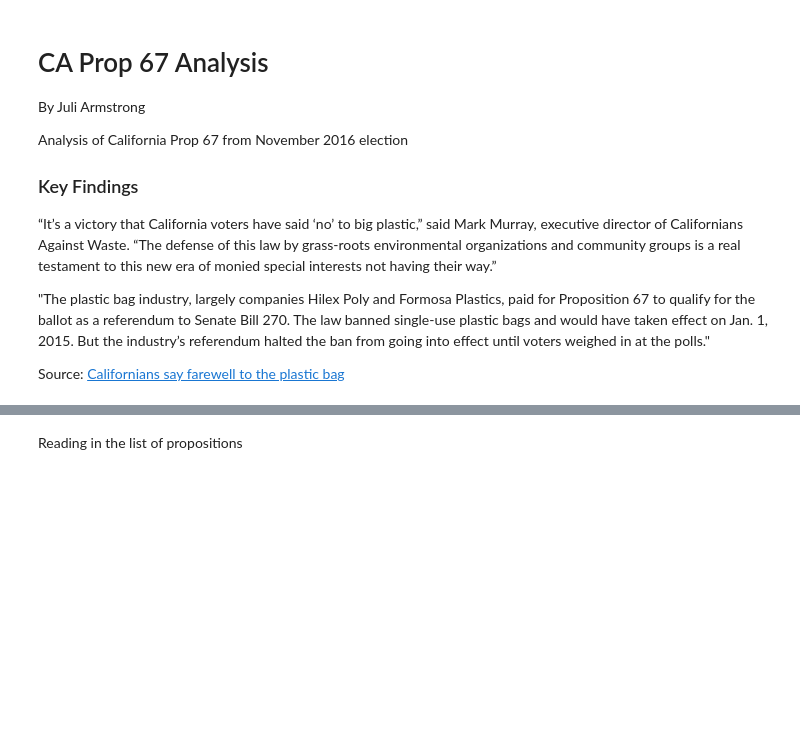
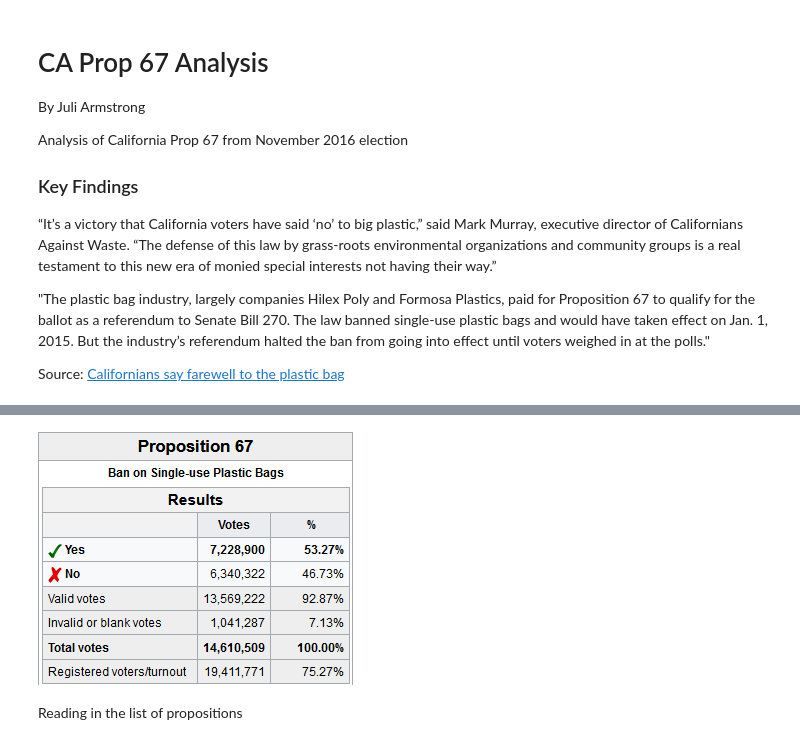
Before and after one commit to Juli2017/first-python-notebook, a Jupyter notebook: FinalNotebook.ipynb, the cells around one changed output, grey strips where cells are left out. Drawn from its saved outputs; the diff is of its cells as text; code cells hidden in the pictures; blank space fills up the shorter version.

Commit message:
Display Image with Code

```diff
--- a/FinalNotebook.ipynb
+++ b/FinalNotebook.ipynb
@@ -20,3 +18,8 @@ Source: <a href="http://http://www.sacbee.com/news/politics-government/capitol-a
+# %%
+from IPython.display import Image
+Image(filename="Prop67Results.png")
+# %% [output]
+[figure, added]
 # %%
 import pandas as pd
 # %%
```
Also changed, not shown: parts of 1 cell of this notebook.
